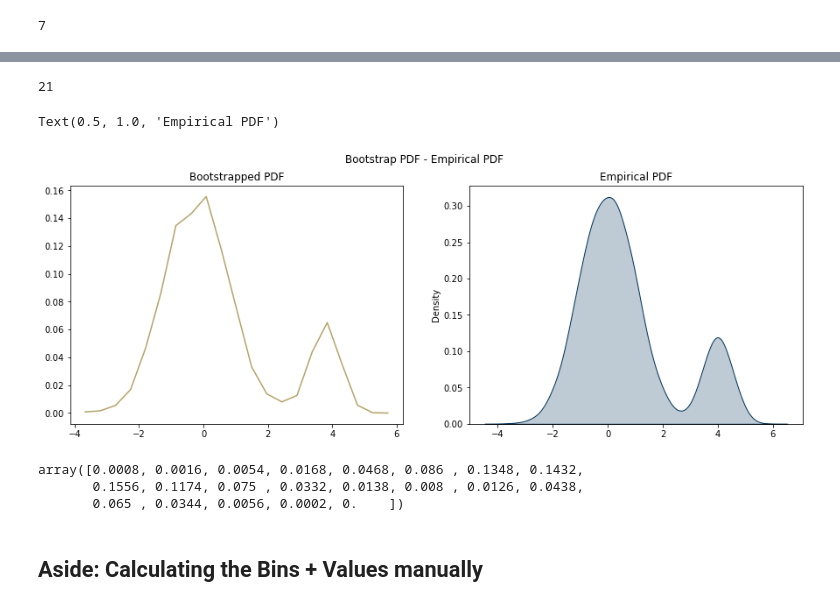
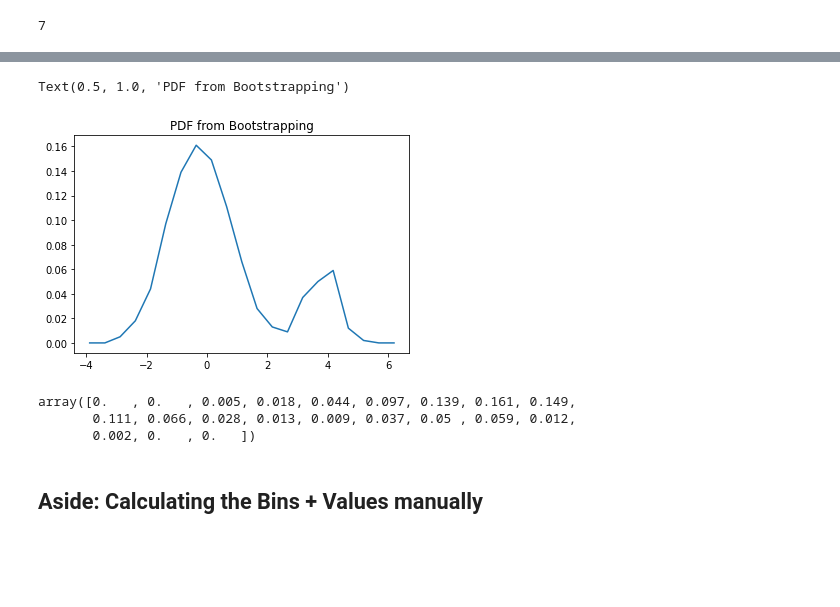
Before and after one commit to guenter-r/statistical_modeling, a Jupyter notebook: Empirical Distribution.ipynb, the cells around one changed output, grey strips where cells are left out. Cells and saved outputs as stored; diff of their text form; code cells hidden in the pictures; blank space fills up the shorter version.

```diff
--- a/Empirical Distribution.ipynb
+++ b/Empirical Distribution.ipynb
@@ -158,37 +159,23 @@ array([0.00066667, 0.00183333, 0.00608333, 0.01991667, 0.04708333,
 # %%
 pdf = np.zeros_like(bins)
-for step in np.arange(5000):
+for step in np.arange(1000):
     u = np.random.uniform()
-    p = np.argmin(mycdf <= u) # p is the index
-    # Increment the counter at bin position of index
+    p = np.argmax(mycdf > u)
     pdf[p]+=1
 
 pdf = pdf / np.sum(pdf)
-# %%
-len(pdf)
-# %% [output]
-21
-# %%
-fig, axes = plt.subplots(1, 2, figsize=(15, 5))
-fig.suptitle('Bootstrap PDF - Empirical PDF')
-
-# axes[0] = plt.plot(bins, pdf)
-# plt.title('PDF from Bootstrapping')
-
-sns.lineplot(ax=axes[0],x=np.linspace(min(bins), max(bins), bin_val+1),  y=pdf, color='#B3A369')
-axes[0].set_title('Bootstrapped PDF')
-
-sns.kdeplot(ax=axes[1], x=empirical, color='#003057', fill='#003057')
-axes[1].set_title('Empirical PDF')
-# %% [output]
-Text(0.5, 1.0, 'Empirical PDF')
-[figure, removed]
+# %%
+plt.plot(bins, pdf)
+plt.title('PDF from Bootstrapping')
+# %% [output]
+Text(0.5, 1.0, 'PDF from Bootstrapping')
+[figure, added]
 # %%
 pdf
 # %% [output]
-array([0.0008, 0.0016, 0.0054, 0.0168, 0.0468, 0.086 , 0.1348, 0.1432,
-       0.1556, 0.1174, 0.075 , 0.0332, 0.0138, 0.008 , 0.0126, 0.0438,
-       0.065 , 0.0344, 0.0056, 0.0002, 0.    ])
+array([0.   , 0.   , 0.005, 0.018, 0.044, 0.097, 0.139, 0.161, 0.149,
+       0.111, 0.066, 0.028, 0.013, 0.009, 0.037, 0.05 , 0.059, 0.012,
+       0.002, 0.   , 0.   ])
 # %% [markdown]
 ## Aside: Calculating the Bins + Values manually
 # %%
```
Also changed, not shown: parts of 28 cells of this notebook.
